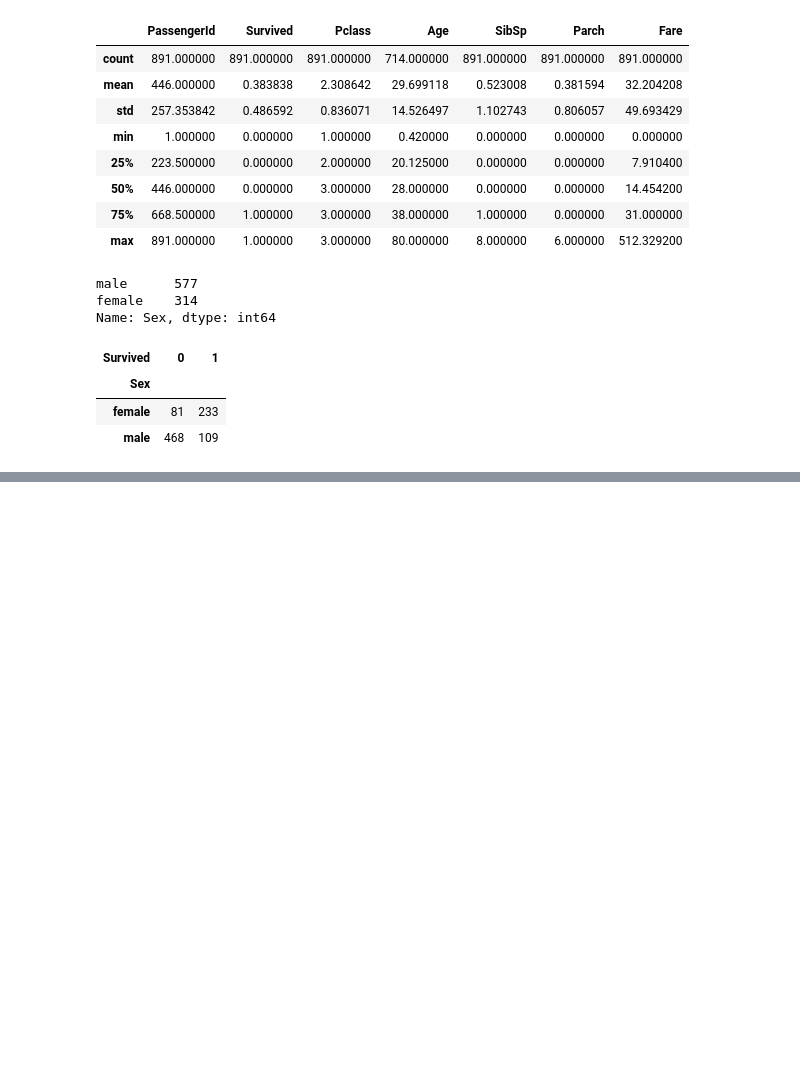
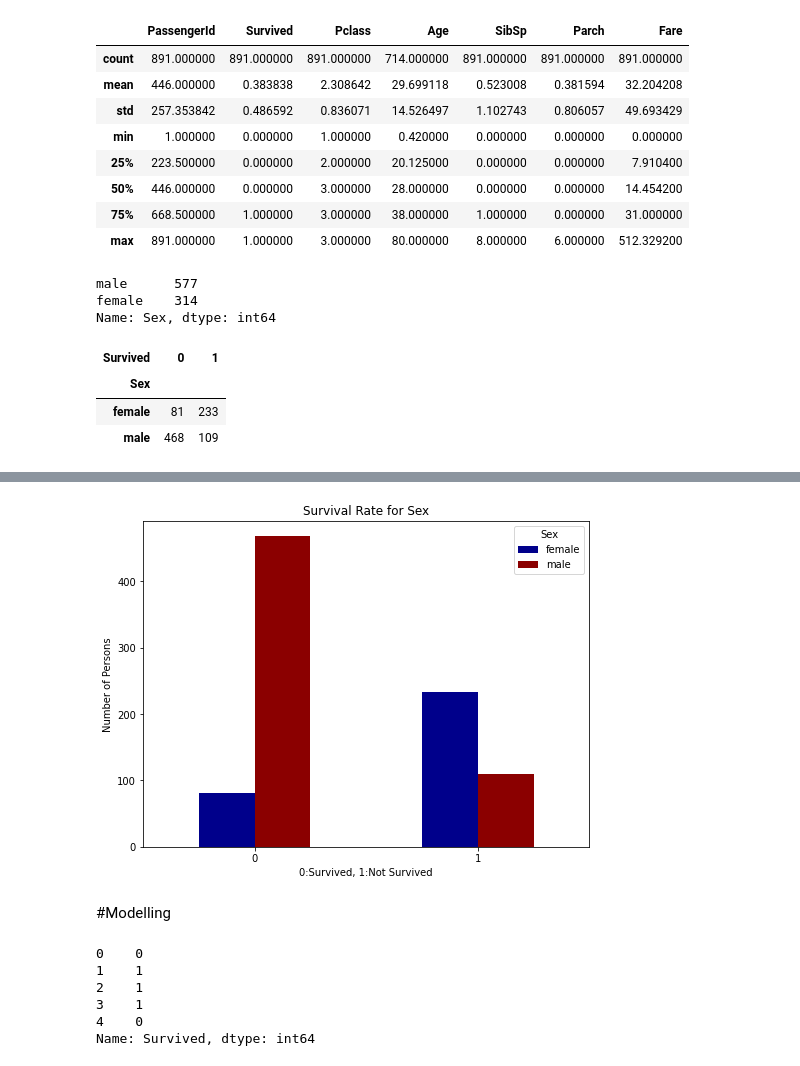
Before and after one commit to yukti845/Titanic, a Jupyter notebook: Titanic.ipynb, the cells around one changed output, grey strips where cells are left out. Saved outputs shown, nothing was run; the diff lists cells and outputs as text; code cells hidden in the pictures; blank space fills up the shorter version.

```diff
--- a/Titanic.ipynb
+++ b/Titanic.ipynb
@@ -85,0 +93,11 @@ pd.crosstab(df.Sex, df.Survived)
+# %%
+pd.crosstab(df.Survived, df.Sex).plot(kind='bar', figsize=(8,6), color=['darkblue', 'darkred']);
+
+plt.title("Survival Rate for Sex")
+plt.xlabel("0:Survived, 1:Not Survived")
+plt.ylabel("Number of Persons")
+plt.xticks(rotation=0); #keeps the labels on x axis vertical
+# %% [output]
+[figure, added]
+# %% [markdown]
+#Modelling
@@ -85,0 +107,9 @@ pd.crosstab(df.Sex, df.Survived)
+# %%
+y.head()
+# %% [output]
+0    0
+1    1
+2    1
+3    1
+4    0
+Name: Survived, dtype: int64
```
Also changed, not shown: parts of 9 cells of this notebook.
